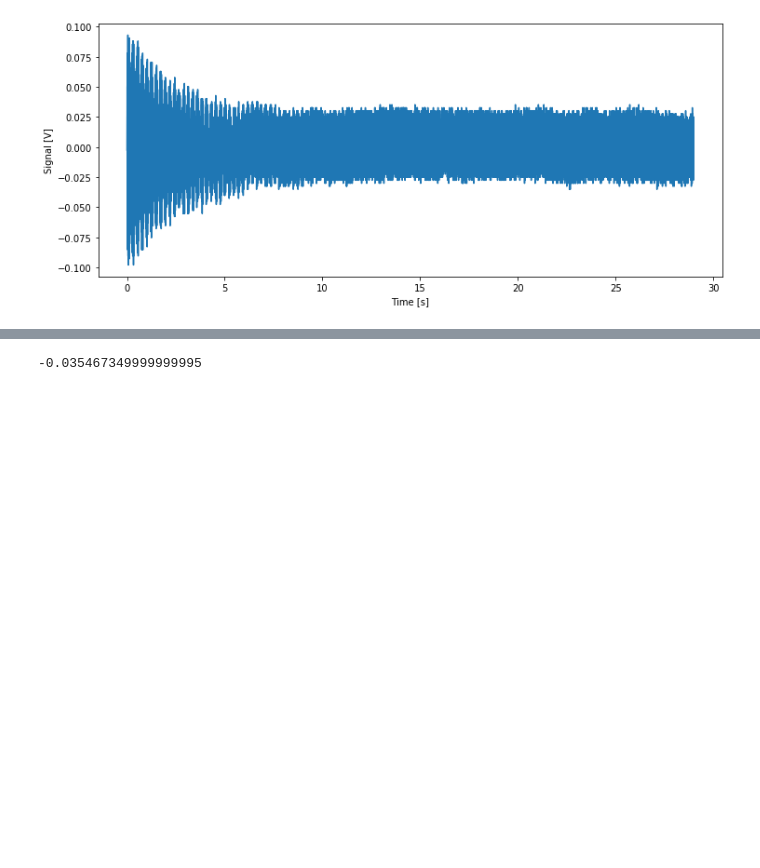
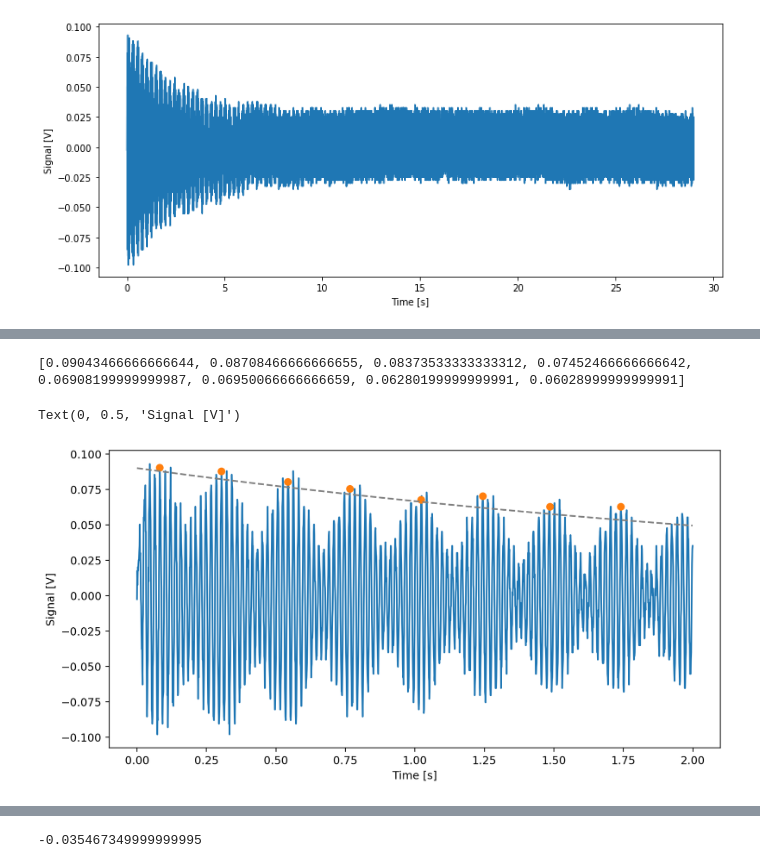
Before and after one commit to LunaKadysz/Laboratorio-4, a Jupyter notebook: Practica3/Practica3.ipynb, the cells around one changed output, grey strips where cells are left out. Cells and saved outputs as stored; diff of their text form; code cells hidden in the pictures; blank space fills up the shorter version.

```diff
--- a/Practica3/Practica3.ipynb
+++ b/Practica3/Practica3.ipynb
@@ -367,4 +331,47 @@ damp es 0.8389583491897111
 [figure]
+# %%
+def peaks_(peaks):
+    maximos = []
+    puntos = []
+    coord = []
+
+    for i in range(len(peaks)-1):
+        if (t[peaks[i+1]] - t[peaks[i]]) < 0.05:
+            if v[peaks[i]] != np.nan:
+                puntos.append(v[peaks[i]])
+        else:
+            coord.append(peaks[i-2])
+            maximos.append(np.mean(puntos))
+            puntos = []
+    print(maximos)
+
+    return maximos, coord
+
+def delta(maximos):
+    cocientes = []
+
+    for m in range(1,len(maximos)):
+        cociente = maximos[m-1]/(maximos[m])
+        cocientes.append(cociente)
+
+    cocientes = np.array(cocientes)
+    print(cocientes)
+    m_ = np.linspace(1,len(cocientes),len(cocientes))
+    delta = np.mean(np.log(np.array(cocientes))/m_)
+    print(delta)
+    return delta
+
+maximos, coord = peaks_(peaks)
+plt.figure(figsize = (10,5))
+plt.plot(t[0:2000],v[0:2000])
+plt.plot(t[coord], v[coord], "o")
+plt.plot(t[0:2000], f, '--',color = 'grey')
+plt.xlabel("Time [s]")
+plt.ylabel("Signal [V]")
+# %% [output]
+[0.09043466666666644, 0.08708466666666655, 0.08373533333333312, 0.07452466666666642, 0.06908199999999987, 0.06950066666666659, 0.06280199999999991, 0.06028999999999991]
+Text(0, 0.5, 'Signal [V]')
+[figure, added]
 # %%
 %matplotlib qt
 fsamp = 1/0.001
```
Also changed, not shown: parts of 4 cells of this notebook.
